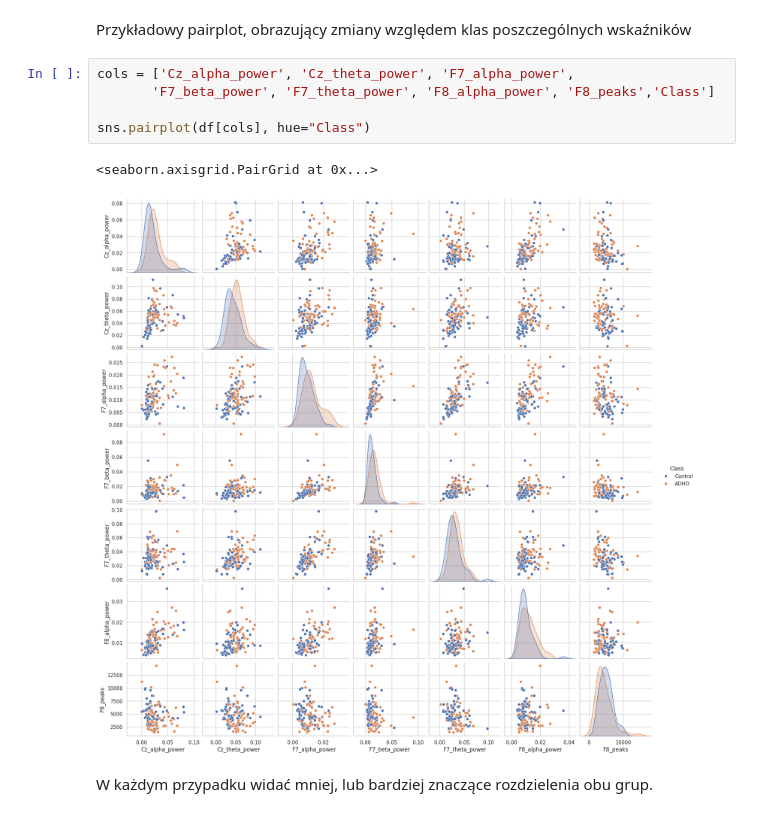
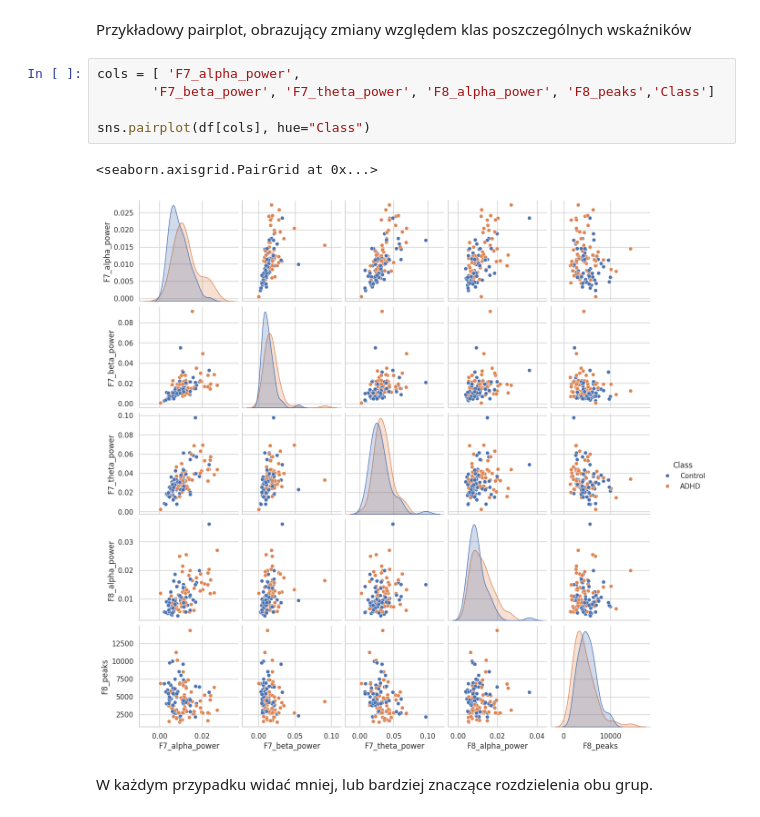
Before and after one commit to NoMoreCookies/NeuronZadanie, a Jupyter notebook: EDA.ipynb, the cells around one changed output. Saved outputs shown, nothing was run; the diff lists cells and outputs as text.

```diff
--- a/EDA.ipynb
+++ b/EDA.ipynb
@@ -269,13 +280,13 @@ Podobne obserwacje dla: Cz_rms, F7_std, F8_peaks, Fp1_std, Fz_rms, O1_rms, O2_rm
 # %% [markdown]
 Przykładowy pairplot, obrazujący zmiany względem klas poszczególnych wskaźników
 # %%
-cols = ['Cz_alpha_power', 'Cz_theta_power', 'F7_alpha_power',
+cols = [ 'F7_alpha_power',
        'F7_beta_power', 'F7_theta_power', 'F8_alpha_power', 'F8_peaks','Class']
 
 sns.pairplot(df[cols], hue="Class")
 # %% [output]
 <seaborn.axisgrid.PairGrid at 0x...>
-[figure, old version]
+[figure, new version]
 # %% [markdown]
 W każdym przypadku widać mniej, lub bardziej znaczące rozdzielenia obu grup.
 # %% [markdown]
```
Also changed, not shown: parts of 11 cells of this notebook, 2 other files.
